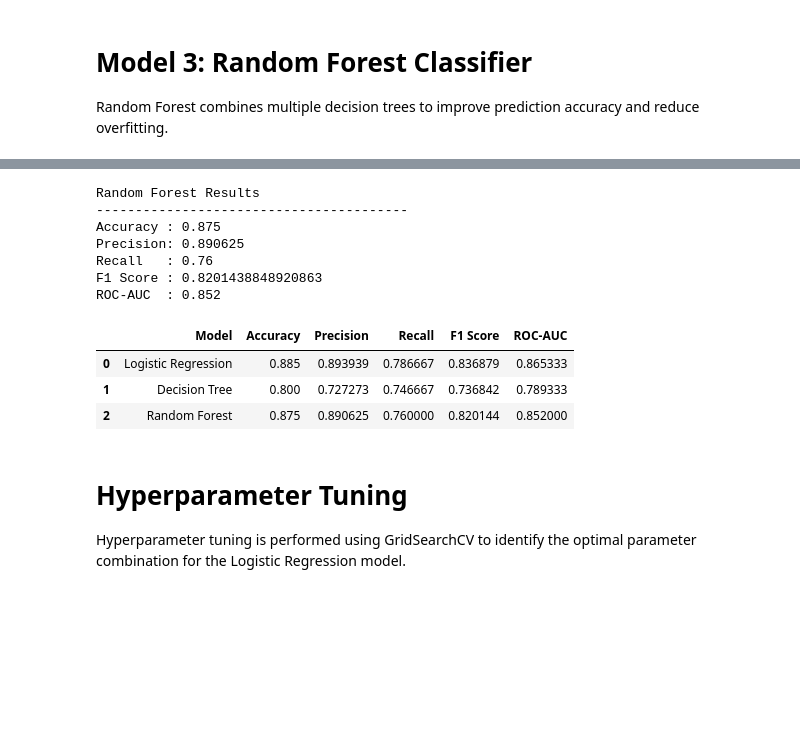
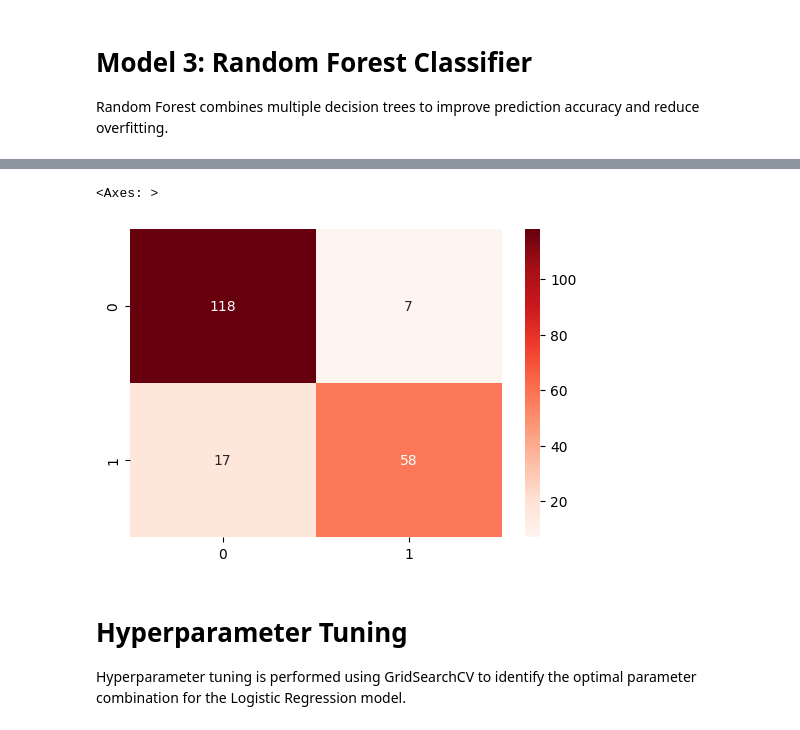
Before and after one commit to Sowmyasri11/Intelligent_Loan_Analytics_and_Prediction_System_using_Machine_Learning, a Jupyter notebook: notebooks/loan_approval_prediction.ipynb, the cells around one changed output, grey strips where cells are left out. Cells and saved outputs as stored; diff of their text form; code cells hidden in the pictures; blank space fills up the shorter version.

```diff
--- a/notebooks/loan_approval_prediction.ipynb
+++ b/notebooks/loan_approval_prediction.ipynb
@@ -291,62 +281,19 @@ rf_roc_auc = roc_auc_score(y_test, y_pred_rf)
-# %%
-print("Random Forest Results")
-print("-"*40)
-
-print("Accuracy :", rf_accuracy)
-print("Precision:", rf_precision)
-print("Recall   :", rf_recall)
-print("F1 Score :", rf_f1)
-print("ROC-AUC  :", rf_roc_auc)
-# %% [output]
-Random Forest Results
-----------------------------------------
-Accuracy : 0.875
-Precision: 0.890625
-Recall   : 0.76
-F1 Score : 0.8201438848920863
-ROC-AUC  : 0.852
-# %%
-# Model comparision
-
-comparison_df = pd.DataFrame({
-    'Model': [
-        'Logistic Regression',
-        'Decision Tree',
-        'Random Forest'
-    ],
-    'Accuracy': [
-        lr_accuracy,
-        dt_accuracy,
-        rf_accuracy
-    ],
-    'Precision': [
-        lr_precision,
-        dt_precision,
-        rf_precision
-    ],
-    'Recall': [
-        lr_recall,
-        dt_recall,
-        rf_recall
-    ],
-    'F1 Score': [
-        lr_f1,
-        dt_f1,
-        rf_f1
-    ],
-    'ROC-AUC': [
-        lr_roc_auc,
-        dt_roc_auc,
-        rf_roc_auc
-    ]
-})
-
-comparison_df
-# %% [output]
-|  | Model | Accuracy | Precision | Recall | F1 Score | ROC-AUC |
-| 0 | Logistic Regression | 0.885 | 0.893939 | 0.786667 | 0.836879 | 0.865333 |
-| 1 | Decision Tree | 0.800 | 0.727273 | 0.746667 | 0.736842 | 0.789333 |
-| 2 | Random Forest | 0.875 | 0.890625 | 0.760000 | 0.820144 | 0.852000 |
+# %%
+# confusion matrix
+
+cm_rf = confusion_matrix(y_test, y_pred_rf)
+
+plt.figure(figsize=(6,4))
+
+sns.heatmap(
+    cm_rf,
+    annot=True,
+    fmt='d',
+    cmap='Reds'
+)
+# %% [output]
+<Axes: >
+[figure, added]
 # %% [markdown]
 # Hyperparameter Tuning
 
```
Also changed, not shown: parts of 44 cells of this notebook.
